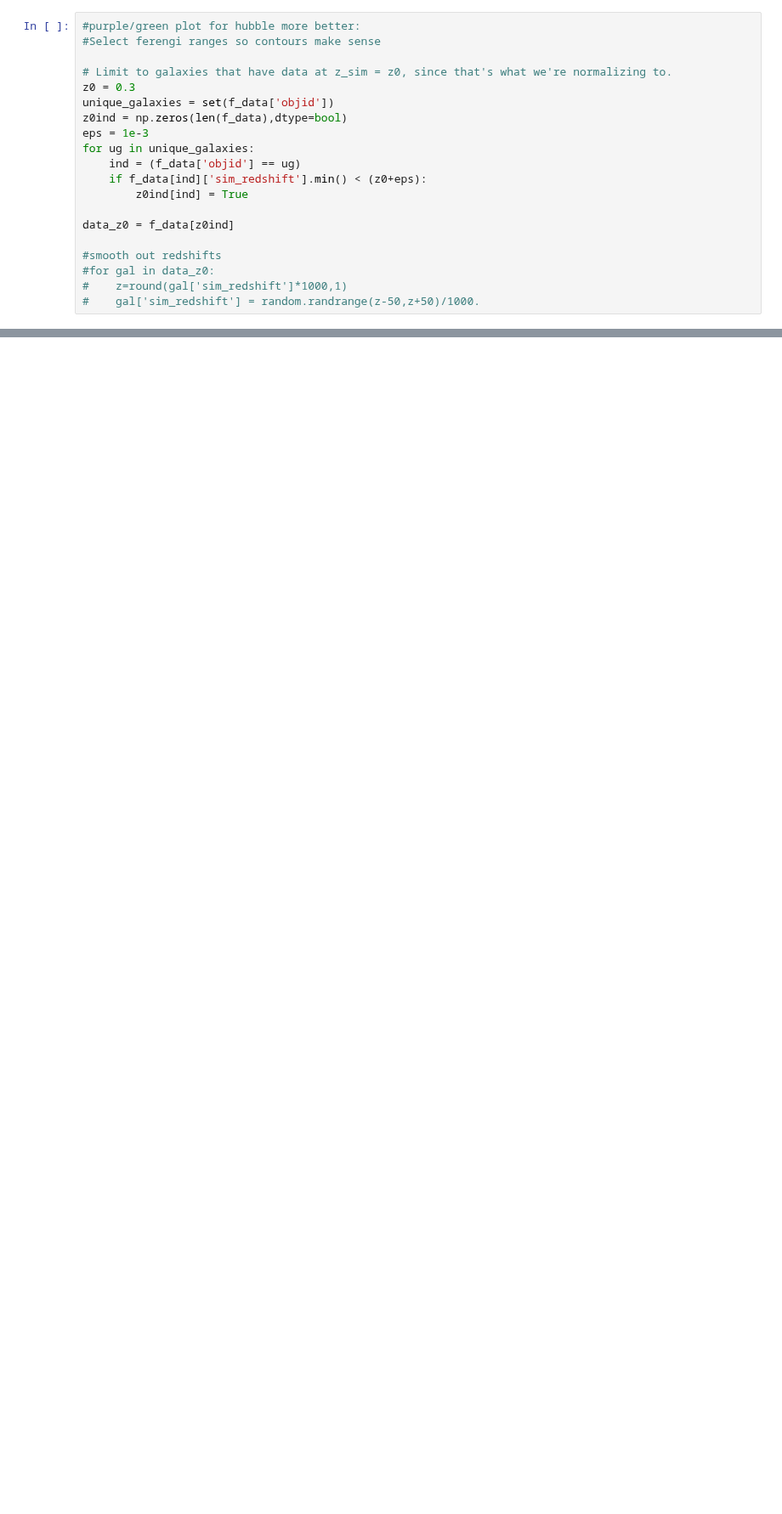
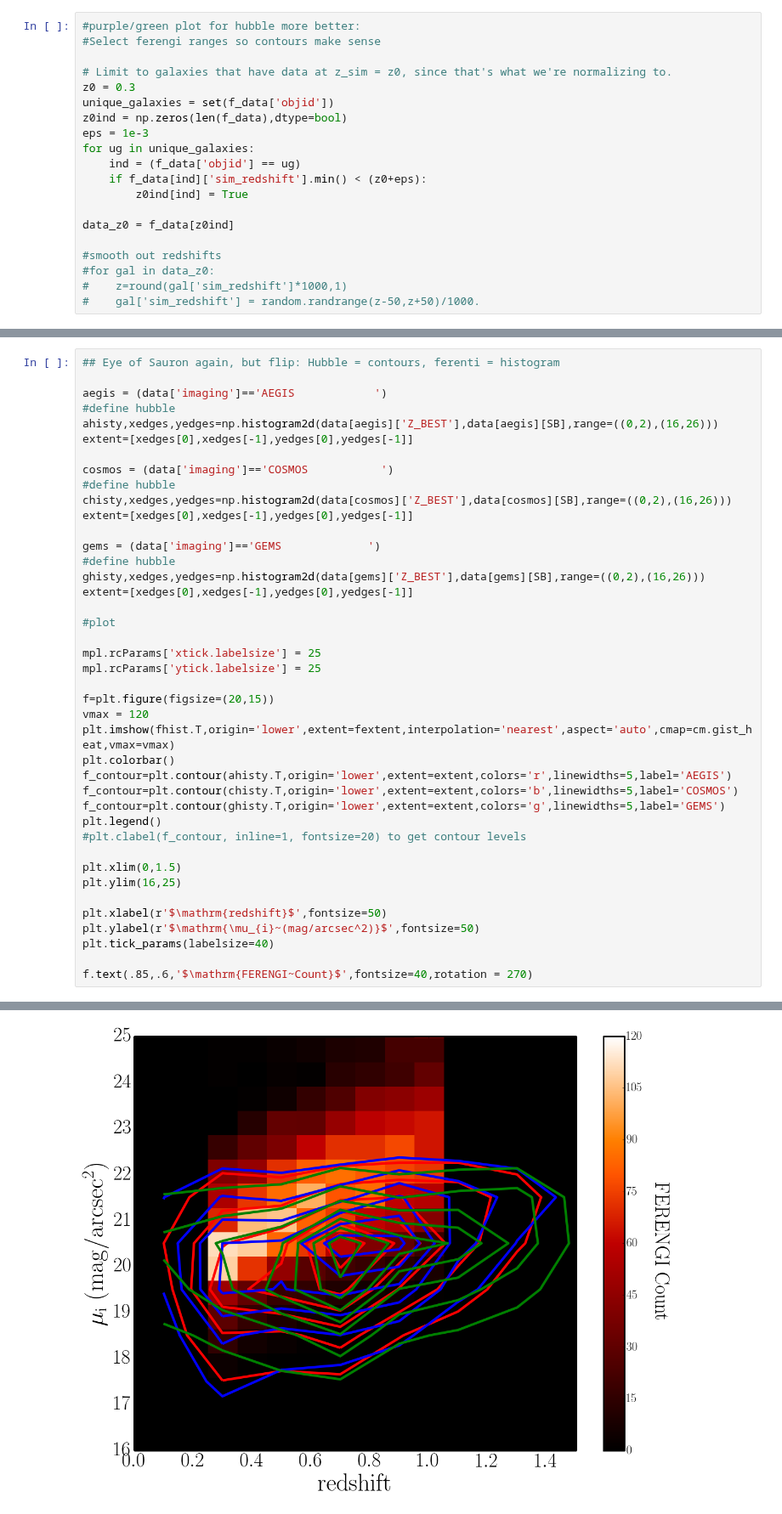
Before and after one commit to willettk/gzhubble, a Jupyter notebook: python/notebooks/ferengi_hubble_z_sb_figure.ipynb, the cells around one changed output, grey strips where cells are left out. Shown at 85% size. Cells and saved outputs as stored; diff of their text form; blank space fills up the shorter version.

```diff
--- a/python/notebooks/ferengi_hubble_z_sb_figure.ipynb
+++ b/python/notebooks/ferengi_hubble_z_sb_figure.ipynb
@@ -90,0 +218,42 @@ plt.savefig('../writeup/figures/eye_of_sauron.pdf')
+# %%
+## Eye of Sauron again, but flip: Hubble = contours, ferenti = histogram
+
+aegis = (data['imaging']=='AEGIS            ')
+#define hubble
+ahisty,xedges,yedges=np.histogram2d(data[aegis]['Z_BEST'],data[aegis][SB],range=((0,2),(16,26)))
+extent=[xedges[0],xedges[-1],yedges[0],yedges[-1]]
+
+cosmos = (data['imaging']=='COSMOS           ')
+#define hubble
+chisty,xedges,yedges=np.histogram2d(data[cosmos]['Z_BEST'],data[cosmos][SB],range=((0,2),(16,26)))
+extent=[xedges[0],xedges[-1],yedges[0],yedges[-1]]
+
+gems = (data['imaging']=='GEMS             ')
+#define hubble
+ghisty,xedges,yedges=np.histogram2d(data[gems]['Z_BEST'],data[gems][SB],range=((0,2),(16,26)))
+extent=[xedges[0],xedges[-1],yedges[0],yedges[-1]]
+
+#plot
+
+mpl.rcParams['xtick.labelsize'] = 25
+mpl.rcParams['ytick.labelsize'] = 25
+
+f=plt.figure(figsize=(20,15))
+vmax = 120
+plt.imshow(fhist.T,origin='lower',extent=fextent,interpolation='nearest',aspect='auto',cmap=cm.gist_heat,vmax=vmax)
+plt.colorbar()
+f_contour=plt.contour(ahisty.T,origin='lower',extent=extent,colors='r',linewidths=5,label='AEGIS')
+f_contour=plt.contour(chisty.T,origin='lower',extent=extent,colors='b',linewidths=5,label='COSMOS')
+f_contour=plt.contour(ghisty.T,origin='lower',extent=extent,colors='g',linewidths=5,label='GEMS')
+plt.legend()
+#plt.clabel(f_contour, inline=1, fontsize=20) to get contour levels
+
+plt.xlim(0,1.5)
+plt.ylim(16,25)
+
+plt.xlabel(r'$\mathrm{redshift}$',fontsize=50)
+plt.ylabel(r'$\mathrm{\mu_{i}~(mag/arcsec^2)}$',fontsize=50)
+plt.tick_params(labelsize=40)
+
+f.text(.85,.6,'$\mathrm{FERENGI~Count}$',fontsize=40,rotation = 270)
+# %% [output]
@@ -90,0 +261 @@ plt.savefig('../writeup/figures/eye_of_sauron.pdf')
+[figure, added]
```
Also changed, not shown: parts of 11 cells of this notebook.
